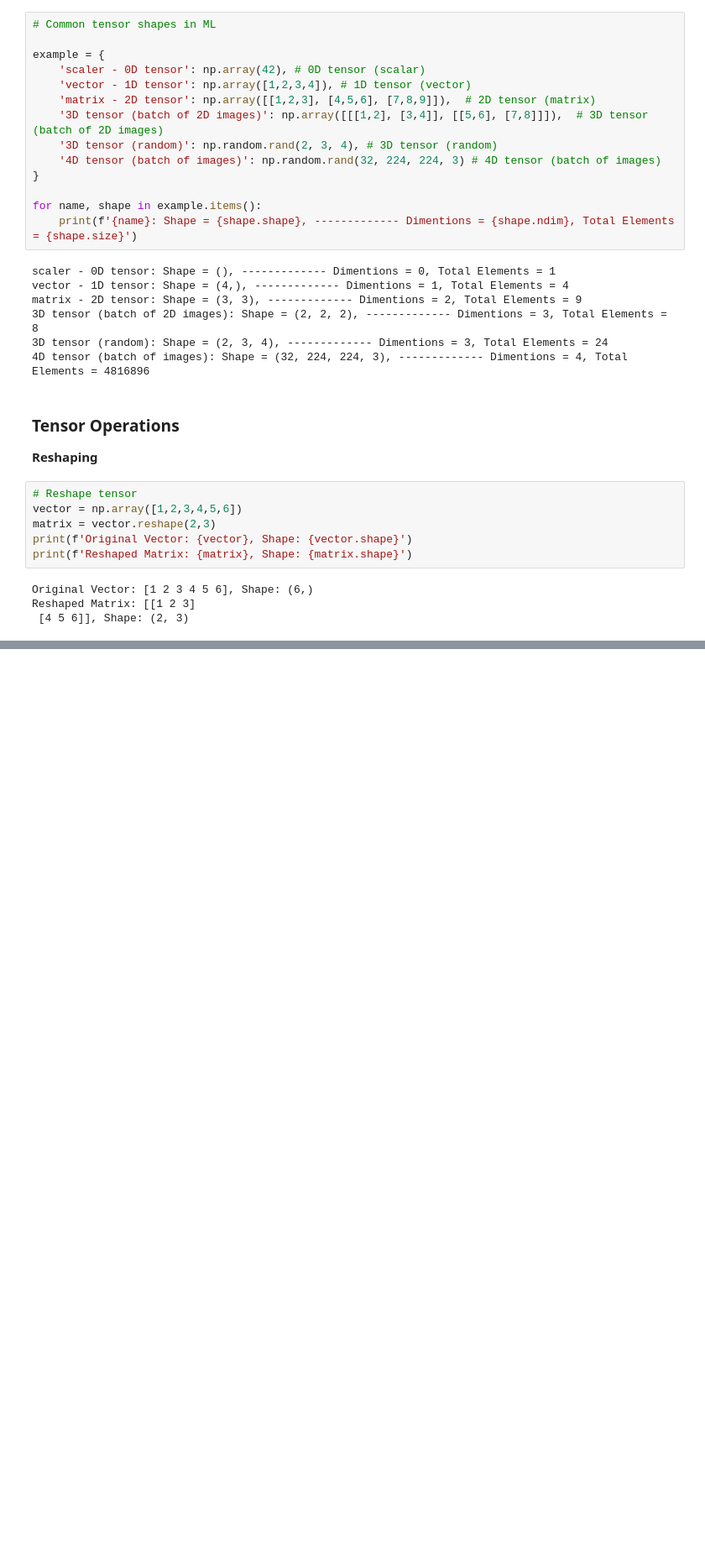
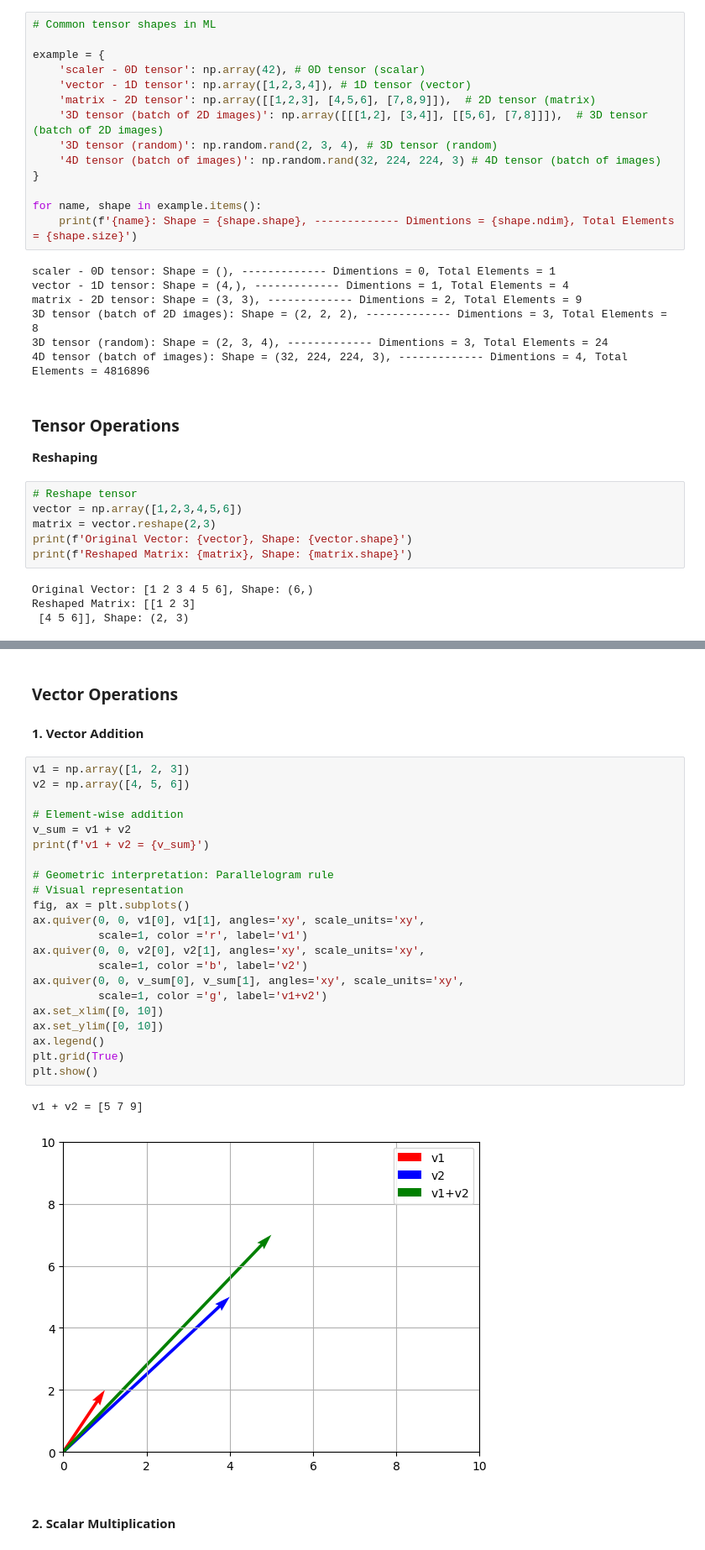
Before and after one commit to AzadMehedi/Road_to_ML, a Jupyter notebook: 00 Prerequisites/02-Linear Algebra/02-Linear-Algebra.ipynb, the cells around one changed output, grey strips where cells are left out. Shown at 84% size. Cells and saved outputs as stored; diff of their text form; blank space fills up the shorter version.

```diff
--- a/00 Prerequisites/02-Linear Algebra/02-Linear-Algebra.ipynb
+++ b/00 Prerequisites/02-Linear Algebra/02-Linear-Algebra.ipynb
@@ -304,0 +403,31 @@ Reshaped Matrix: [[1 2 3]
+# %% [markdown]
+### Vector Operations
+
+#### 1. Vector Addition
+# %%
+v1 = np.array([1, 2, 3])
+v2 = np.array([4, 5, 6])
+
+# Element-wise addition
+v_sum = v1 + v2
+print(f'v1 + v2 = {v_sum}')
+
+# Geometric interpretation: Parallelogram rule
+# Visual representation
+fig, ax = plt.subplots()
+ax.quiver(0, 0, v1[0], v1[1], angles='xy', scale_units='xy',
+          scale=1, color ='r', label='v1')
+ax.quiver(0, 0, v2[0], v2[1], angles='xy', scale_units='xy',
+          scale=1, color ='b', label='v2')
+ax.quiver(0, 0, v_sum[0], v_sum[1], angles='xy', scale_units='xy',
+          scale=1, color ='g', label='v1+v2')
+ax.set_xlim([0, 10])
+ax.set_ylim([0, 10])
+ax.legend()
+plt.grid(True)
+plt.show()
+# %% [output]
+v1 + v2 = [5 7 9]
+[figure, added]
+# %% [markdown]
+#### 2. Scalar Multiplication
```
Also changed, not shown: parts of 12 cells of this notebook.
